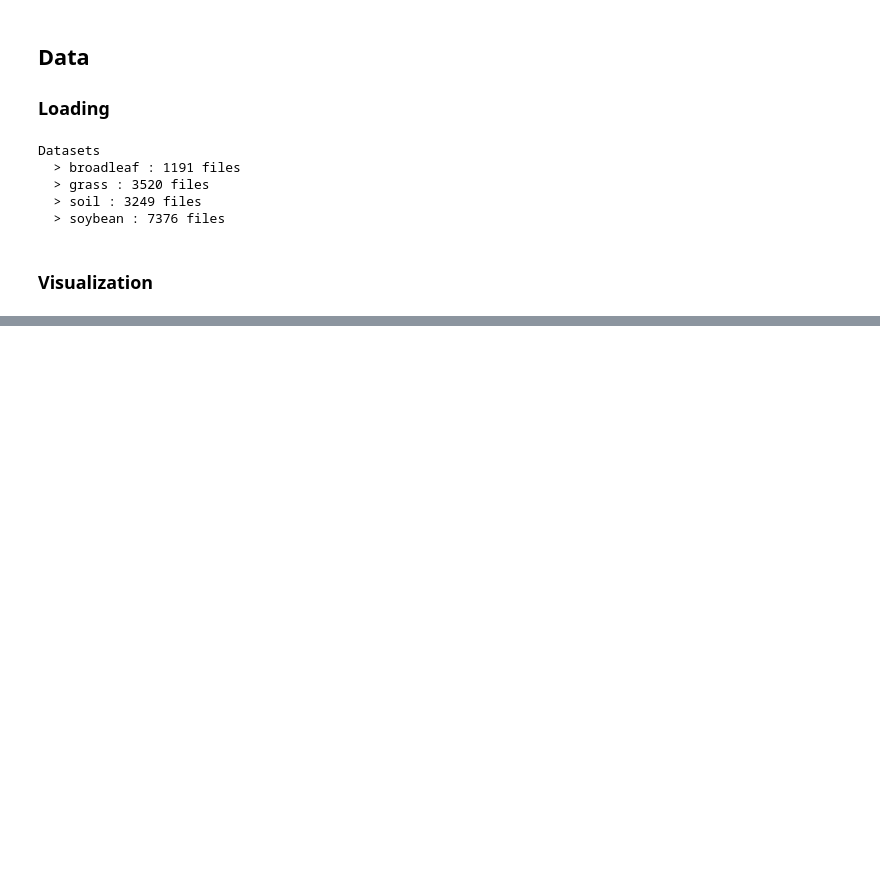
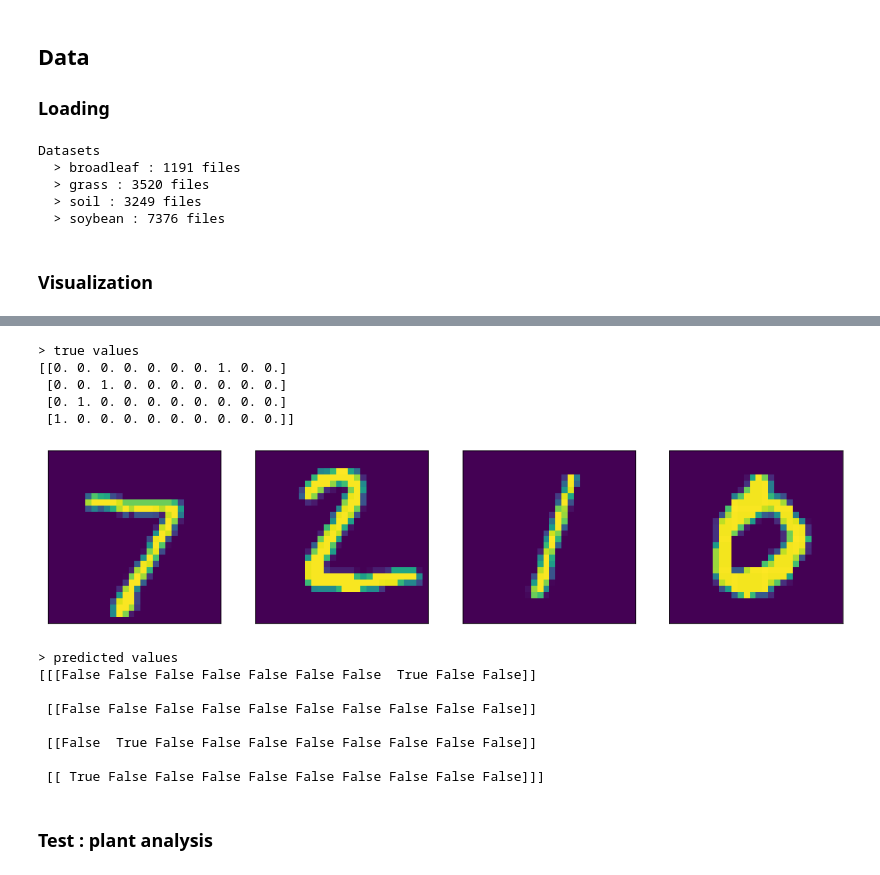
Before and after one commit to sixprime/machine_learning_course, a Jupyter notebook: plant_analysis/plant_analysis.ipynb, the cells around one changed output, grey strips where cells are left out. Drawn from its saved outputs; the diff is of its cells as text; code cells hidden in the pictures; blank space fills up the shorter version.

```diff
--- a/plant_analysis/plant_analysis.ipynb
+++ b/plant_analysis/plant_analysis.ipynb
@@ -61,0 +232,3 @@ for dataset_name, dataset_files in DATASETS.items():
+# %%
+# load MNIST from server
+(x_train, y_train), (x_test, y_test) = mnist.load_data()
@@ -61,0 +260,6 @@ for dataset_name, dataset_files in DATASETS.items():
+# %%
+# same for test data : 10000 samples
+x_test = x_test.reshape(x_test.shape[0], 1, 28*28)
+x_test = x_test.astype('float32')
+x_test /= 255
+y_test = np_utils.to_categorical(y_test)
@@ -61,0 +272,14 @@ for dataset_name, dataset_files in DATASETS.items():
+# %%
+# Network
+net = Network()
+net.add(DenseLayer(28*28, 100))                # input_shape=(1, 28*28)    ;   output_shape=(1, 100)
+net.add(ActivationLayer(tanh, tanh_prime))
+net.add(DenseLayer(100, 50))                   # input_shape=(1, 100)      ;   output_shape=(1, 50)
+net.add(ActivationLayer(tanh, tanh_prime))
+net.add(DenseLayer(50, 10))                    # input_shape=(1, 50)       ;   output_shape=(1, 10)
+net.add(ActivationLayer(tanh, tanh_prime))
+# %%
+# train on 1000 samples
+# as we didn't implemented mini-batch GD, training will be pretty slow if we update at each iteration on 60000 samples...
+net.use(mse, mse_prime)
+net.fit(x_train[:1000], y_train[:1000], epochs=35, learning_rate=0.1)
@@ -61,0 +304,37 @@ for dataset_name, dataset_files in DATASETS.items():
+# %%
+# test
+num_samples = 4
+
+print("> true values")
+print(y_test[:num_samples])
+
+_, axs = plt.subplots(1, num_samples, figsize=(16,16))
+images = []
+for i in range(num_samples):
+    image = x_test[i].reshape(28, 28)
+    axs[i].imshow(image)
+    axs[i].get_xaxis().set_visible(False)
+    axs[i].get_yaxis().set_visible(False)
+plt.show()
+
+print("> predicted values")
+predictions = net.predict(x_test[:num_samples])
+np_predictions = np.array(predictions)
+print(np_predictions > 0.9)
+# %% [output]
+> true values
+[[0. 0. 0. 0. 0. 0. 0. 1. 0. 0.]
+ [0. 0. 1. 0. 0. 0. 0. 0. 0. 0.]
+ [0. 1. 0. 0. 0. 0. 0. 0. 0. 0.]
+ [1. 0. 0. 0. 0. 0. 0. 0. 0. 0.]]
+[figure, added]
+> predicted values
+[[[False False False False False False False  True False False]]
+
+ [[False False False False False False False False False False]]
+
+ [[False  True False False False False False False False False]]
+
+ [[ True False False False False False False False False False]]]
+# %% [markdown]
+### Test : plant analysis
```
Also changed, not shown: parts of 39 cells of this notebook.
